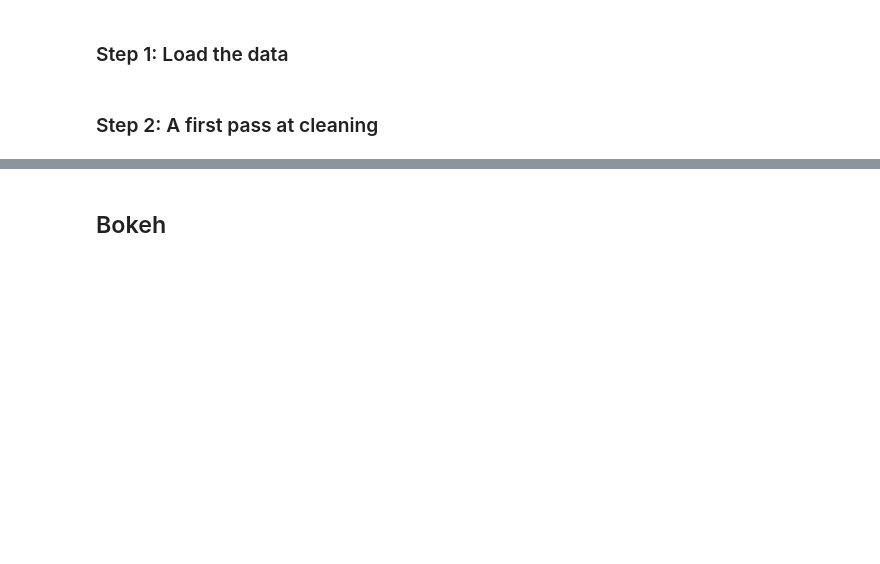
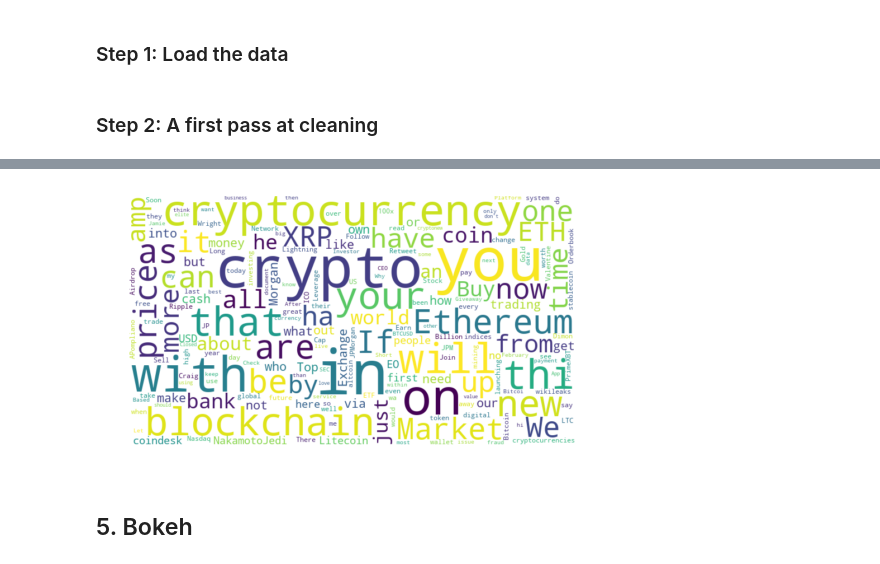
Before and after one commit to fund3/sentiment-dashboard, a Jupyter notebook: Analysis.ipynb, the cells around one changed output, grey strips where cells are left out. Cells and saved outputs as stored; diff of their text form; code cells hidden in the pictures; blank space fills up the shorter version.

```diff
--- a/Analysis.ipynb
+++ b/Analysis.ipynb
@@ -374,5 +453,9 @@ pipe.predict(example)
+# %%
+build_word_cloud(df_tweets[df_tweets['ih_sentiment'] == 1], stopwords=stopwords, collocations=False)
+# %% [output]
+[figure, added]
 # %% [markdown]
-## Bokeh
+## 5. Bokeh
 # %%
 import bokeh
 from bokeh.plotting import figure, show
```
Also changed, not shown: parts of 28 cells of this notebook.
